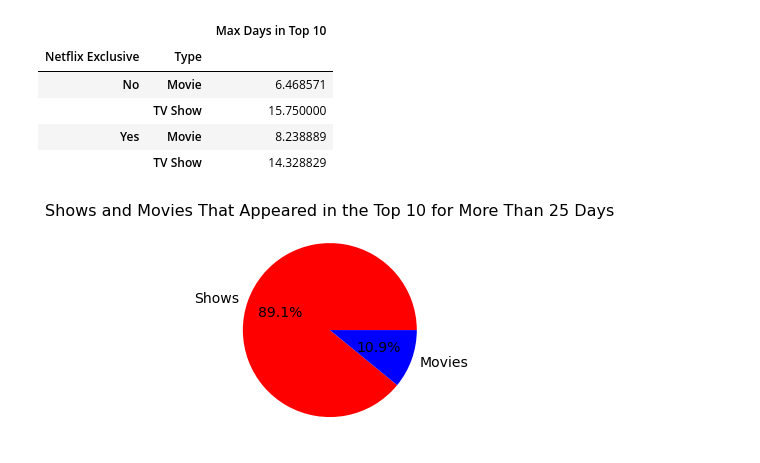
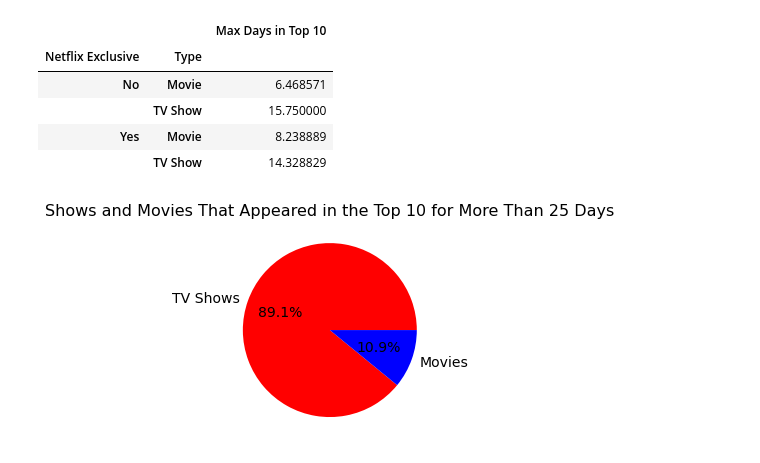
Before and after one commit to Costilrt/The-First-Project, a Jupyter notebook: TeamProject_JupyterCode_Chang_Rolly_Derek_Matthew.ipynb, the cells around one changed output. Saved outputs shown, nothing was run; the diff lists cells and outputs as text; code cells hidden in the pictures.

```diff
--- a/TeamProject_JupyterCode_Chang_Rolly_Derek_Matthew.ipynb
+++ b/TeamProject_JupyterCode_Chang_Rolly_Derek_Matthew.ipynb
@@ -743,19 +743,19 @@ max_days_grouped.mean()
 # %%
 # We filter by things that were in the top 10 for more than 25 days
 
 shows_in_top_10_for_more_than_25_days = max_days_in_top_10_df.loc[max_days_in_top_10_df["Max Days in Top 10"] >= 25]
 
 show_pie = len(shows_in_top_10_for_more_than_25_days.loc[shows_in_top_10_for_more_than_25_days["Type"] == "TV Show"])
 movies_pie = len(shows_in_top_10_for_more_than_25_days.loc[shows_in_top_10_for_more_than_25_days["Type"] == "Movie"])
 netflix_pie = len(shows_in_top_10_for_more_than_25_days.loc[shows_in_top_10_for_more_than_25_days["Netflix Exclusive"] == "Yes"])
 non_netflix_pie = len(shows_in_top_10_for_more_than_25_days.loc[shows_in_top_10_for_more_than_25_days["Netflix Exclusive"] != "Yes"])
 
 fig1, ax1 = plt.subplots()
-ax1.pie([show_pie, movies_pie], labels=["Shows", "Movies"], colors = ["red","blue"], autopct='%1.1f%%', textprops={'fontsize':14})
+ax1.pie([show_pie, movies_pie], labels=["TV Shows", "Movies"], colors = ["red","blue"], autopct='%1.1f%%', textprops={'fontsize':14})
 plt.title("Shows and Movies That Appeared in the Top 10 for More Than 25 Days", fontsize=16)
 plt.show()
 # %% [output]
-[figure, old version]
+[figure, new version]
 # %%
 # I want to take a look at the overall distribution of movies and shows
 
```
Also changed, not shown: parts of 1 cell of this notebook, 2 other files.
